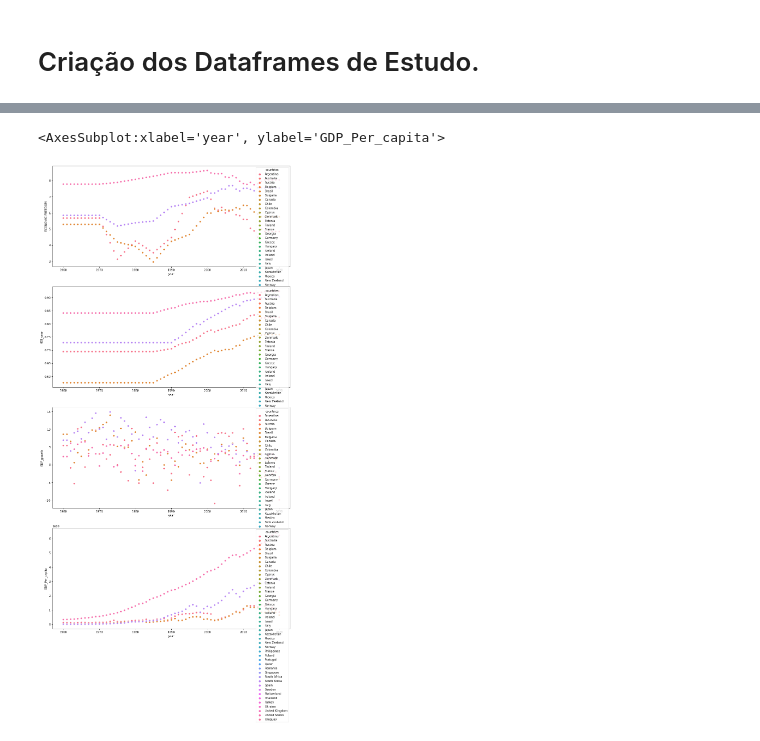
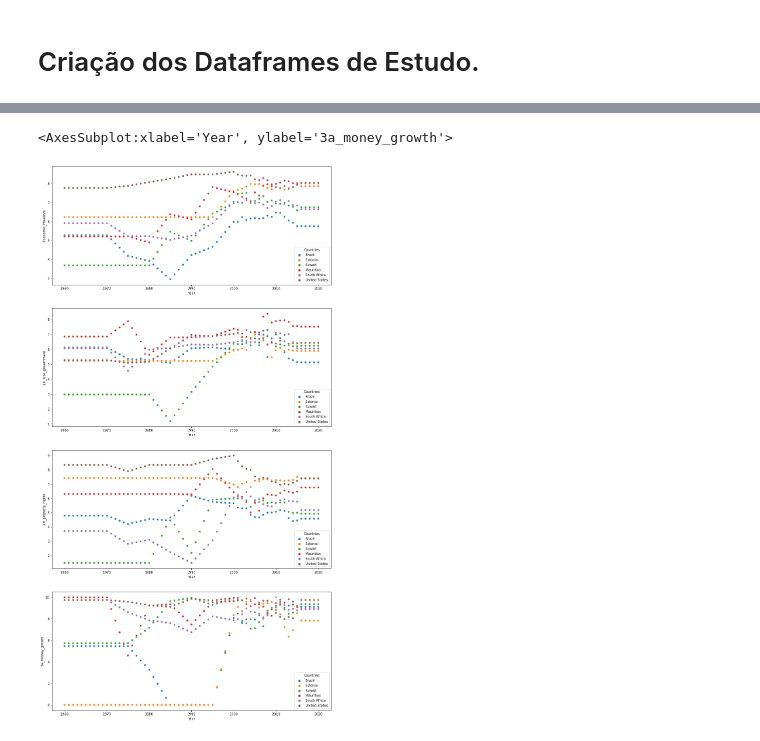
Before and after one commit to CesarSun/Digital-House-G3, a Jupyter notebook: T4-Integrador/DH_G3_T4_World_Freedom.ipynb, the cells around one changed output, grey strips where cells are left out. Cells and saved outputs as stored; diff of their text form; code cells hidden in the pictures.

```diff
--- a/T4-Integrador/DH_G3_T4_World_Freedom.ipynb
+++ b/T4-Integrador/DH_G3_T4_World_Freedom.ipynb
@@ -61,4 +71,4 @@ data_star = pd.read_csv(path_star, sep=',')
 data_militar = pd.read_csv(path_militar, sep=',')
 #data_MW = pd.read_csv(path_MW, sep=',')
 
-data_uni = pd.read_csv(path_uni, sep=',')
+data_uni = pd.read_csv(path_uni, sep=',', encoding="utf-8")
@@ -125,13 +239,13 @@ datas = [data_efw,
          data_GDP,
          data_corr,
          data_star,
-         #data_life,
          data_militar,
-         data_GDP_growth]
+         data_GDP_growth,
+         data_uni]
          #data_MW]
 # %%
 #Escolha dos Países a Serem Analizados
-countries = np.array(list(set(data_efw.countries).intersection(set(data_bill.country),
+countries = np.array(list(set(data_efw.countries).intersection(#set(data_bill.country),
                                                                set(data_happy['Country or region']),
                                                                set(data_HDI.Country),
                                                                set(data_suicide.country),
@@ -342,12 +489,14 @@ for r in lista:
 # %%
 fig, axes = plt.subplots(4, 1, sharex=False, figsize=(15,30))
 
-data = DF_std.loc[DF_std.countries.isin(['Brazil', 'Argentina', 'South Korea', 'United States'])]
-sns.scatterplot(ax=axes[0], data = data, x = data['year'] , y = data['ECONOMIC FREEDOM'], hue= DF_std.countries)
-sns.scatterplot(ax=axes[1], data = data, x = data['year'] , y = data['HDI_year'], hue= DF_std.countries)
-sns.scatterplot(ax=axes[2], data = data, x = data['year'] , y = data['GDP_growth'], hue= DF_std.countries)
-sns.scatterplot(ax=axes[3], data = data, x = data['year'] , y = data['GDP_Per_capita'], hue= DF_std.countries)
+lista_p= ['Brazil', 'Kuwait', 'Estonia', 'United States', 'Mauritius', 'South Africa']
+lock = DF_std.Countries.isin(lista_p)
+data = DF_std.loc[lock]
+sns.scatterplot(ax=axes[0], data = data, x = data['Year'] , y = data['Economic_Freedom'], hue= data.Countries)
+sns.scatterplot(ax=axes[1], data = data, x = data['Year'] , y = data['1.0_size_government'], hue= data.Countries)
+sns.scatterplot(ax=axes[2], data = data, x = data['Year'] , y = data['2.0_property_rights'], hue= data.Countries)
+sns.scatterplot(ax=axes[3], data = data, x = data['Year'] , y = data['3a_money_growth'], hue= data.Countries)
 # %% [output]
-<AxesSubplot:xlabel='year', ylabel='GDP_Per_capita'>
+<AxesSubplot:xlabel='Year', ylabel='3a_money_growth'>
-[figure, old version]
+[figure, new version]
 # %%
```
Also changed, not shown: parts of 16 cells of this notebook.
